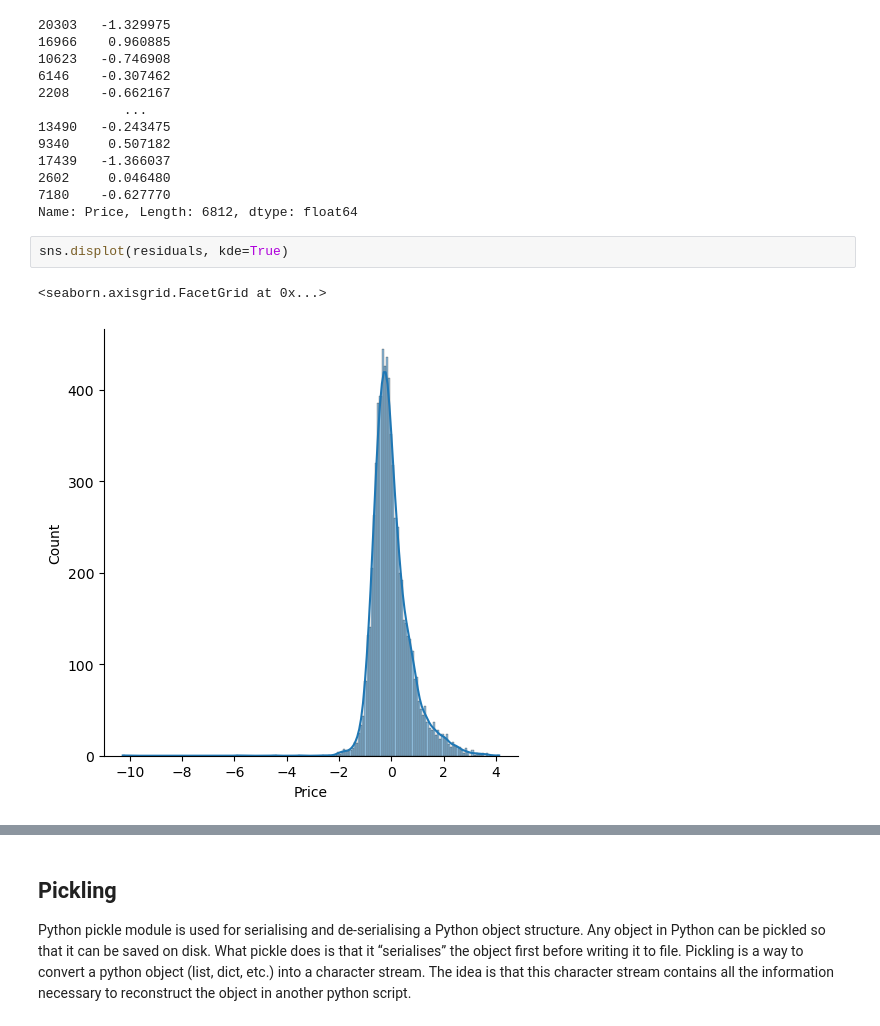
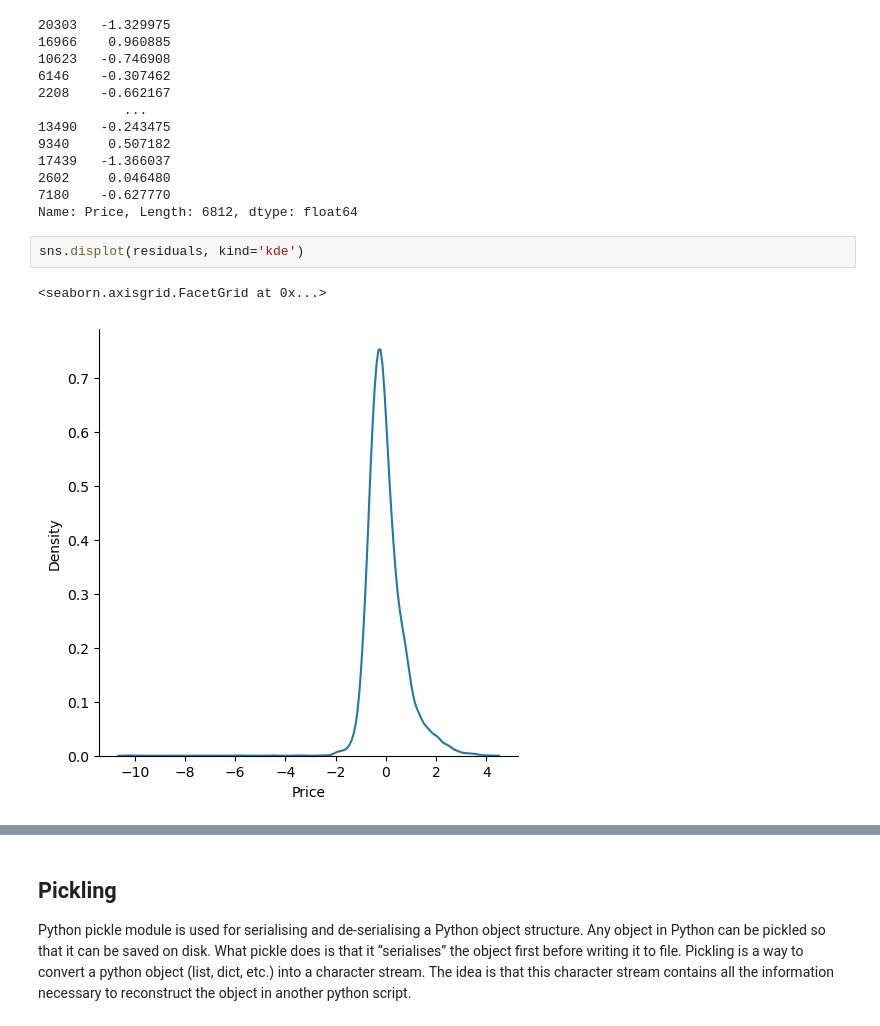
Before and after one commit to abhiyadav1403/Python, a Jupyter notebook: Introduction to Machine Learning/Machine_learning/Project Implementation with Lifecycle/Multiple_Linear_Regression.ipynb, the cells around one changed output, grey strips where cells are left out. Saved outputs shown, nothing was run; the diff lists cells and outputs as text.

```diff
--- a/Introduction to Machine Learning/Machine_learning/Project_implementaion/Multiple_linear_Regression.ipynb
+++ b/Introduction to Machine Learning/Machine_learning/Project Implementation with Lifecycle/Multiple_Linear_Regression.ipynb
@@ -338,8 +303,8 @@ residuals
 7180    -0.627770
 Name: Price, Length: 6812, dtype: float64
 # %%
-sns.displot(residuals, kde=True)
+sns.displot(residuals, kind='kde')
 # %% [output]
 <seaborn.axisgrid.FacetGrid at 0x...>
-[figure, old version]
+[figure, new version]
 # %%
```
Also changed, not shown: parts of 30 cells of this notebook, 6 other files.
